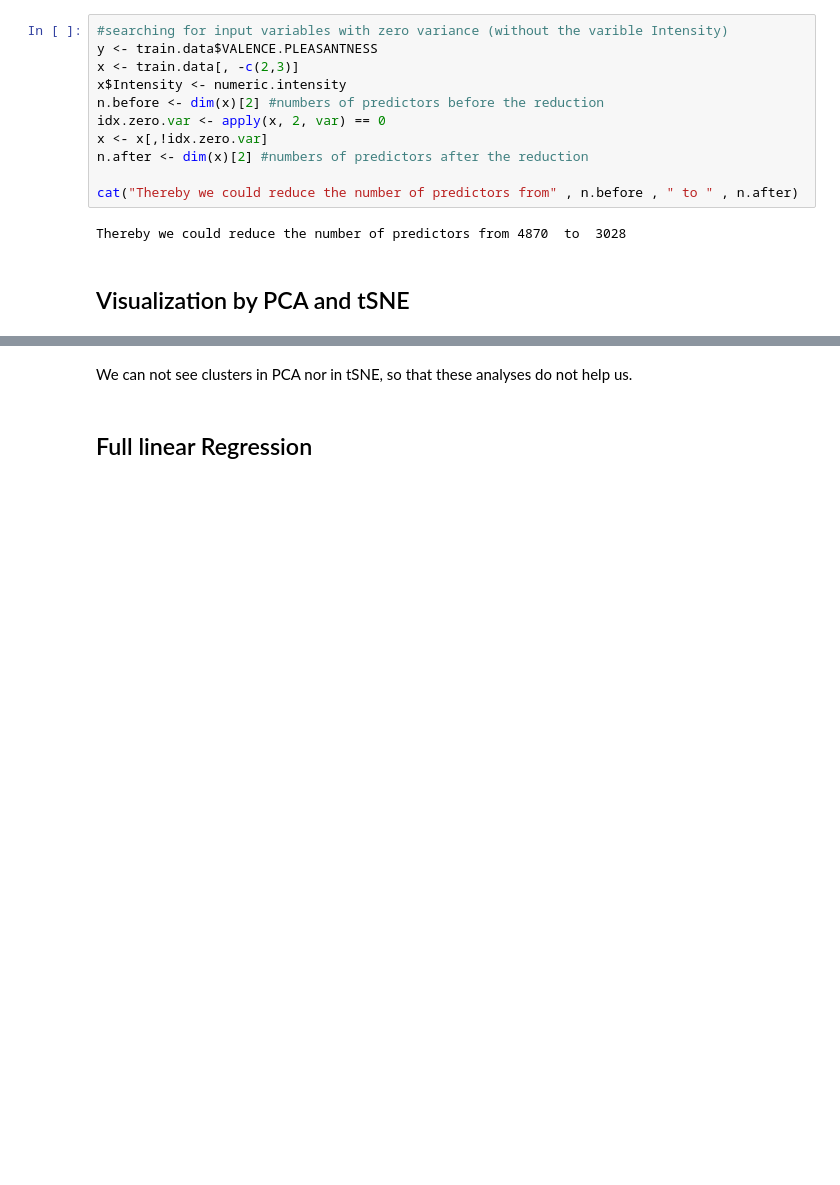
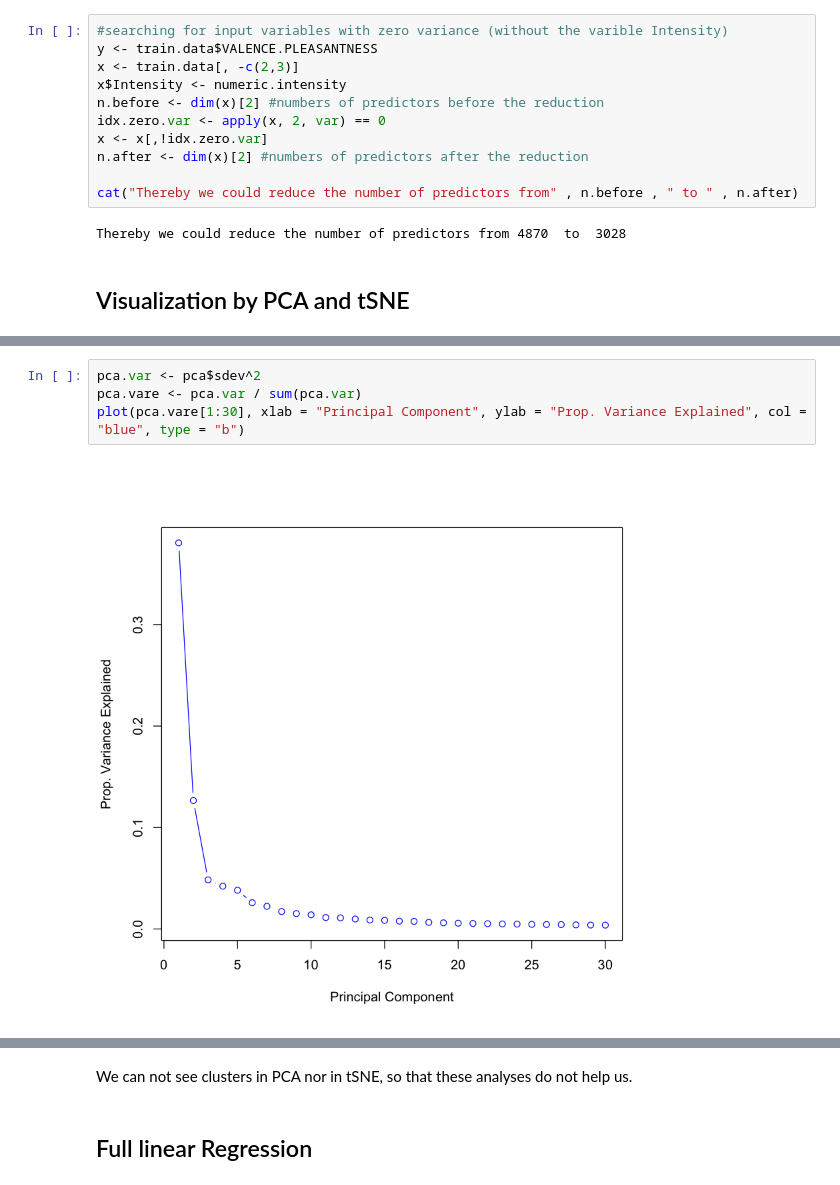
Before and after one commit to BenoitDelec/BIO-322--Predicting-odour-pleasantness-using-ML, a Jupyter notebook: src/Exploration.ipynb, the cells around one changed output, grey strips where cells are left out. Drawn from its saved outputs; the diff is of its cells as text; blank space fills up the shorter version.

Commit message:
images

```diff
--- a/src/Exploration.ipynb
+++ b/src/Exploration.ipynb
@@ -82,0 +88,6 @@ plot.data %>% ggplot(aes(x = PC1, y = PC2, colour = VALENCE.PLEASANTNESS)) + geo
+# %%
+pca.var <- pca$sdev^2
+pca.vare <- pca.var / sum(pca.var)
+plot(pca.vare[1:30], xlab = "Principal Component", ylab = "Prop. Variance Explained", col = "blue", type = "b")
+# %% [output]
+[figure, added]
```
Also changed, not shown: parts of 4 cells of this notebook, 6 other files.
